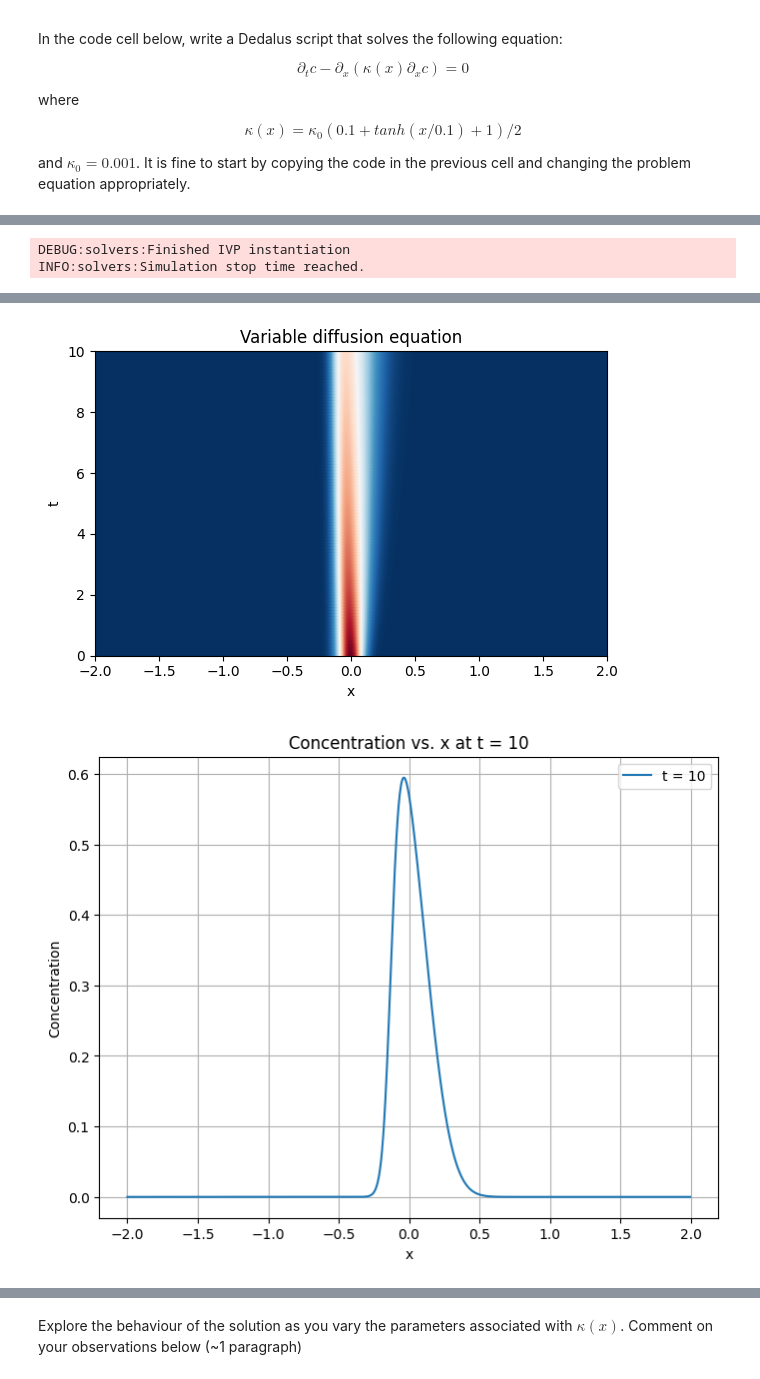
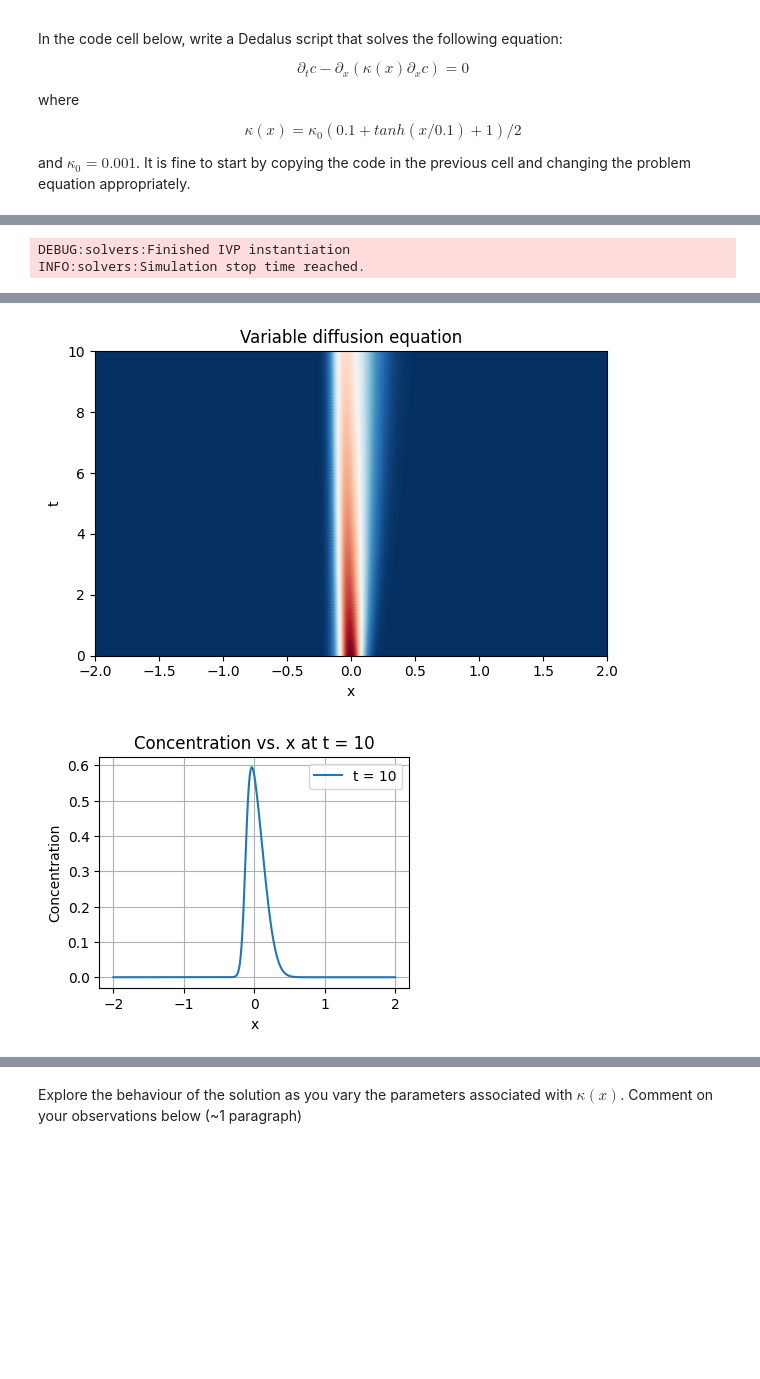
Before and after one commit to ApoorvaAladalli/QCES, a Jupyter notebook: Project1_dedalus.ipynb, the cells around one changed output, grey strips where cells are left out. Cells and saved outputs as stored; diff of their text form; code cells hidden in the pictures; blank space fills up the shorter version.

```diff
--- a/Project1_dedalus.ipynb
+++ b/Project1_dedalus.ipynb
@@ -650,7 +650,7 @@ plt.tight_layout()
 t_index = np.argmin(np.abs(np.array(t_save) - 10))
 
 # Plot concentration vs. x
-plt.figure(figsize=(8, 6))
+plt.figure(figsize=(4, 3))
 plt.plot(x, c_save[t_index], label='t = 10')
 plt.xlabel('x')
 plt.ylabel('Concentration')
@@ -670,7 +670,7 @@ x_index = np.argmin(np.abs(x - x_coord))
 concentration_at_x = [c[x_index] for c in c_save]
 
 # Plot concentration vs. time
-plt.figure(figsize=(8, 6))
+plt.figure(figsize=(4, 3))
 plt.plot(t_save, concentration_at_x, label=f'x = {x_coord}')
 plt.xlabel('Time (t)')
 plt.ylabel('Concentration')
@@ -683,7 +683,7 @@ plt.show()
 X, T = np.meshgrid(x, t_save)
 
 # Create the 3D plot
-fig = plt.figure(figsize=(10,10))  # Adjust figure size as needed
+fig = plt.figure(figsize=(8,6))  # Adjust figure size as needed
 ax = fig.add_subplot(111, projection='3d')
 
 # Plot the surface
@@ -715,2 +715,2 @@ INFO:solvers:Simulation stop time reached.
 [figure]
-[figure, old version]
+[figure, new version]
```
Also changed, not shown: parts of 1 cell of this notebook.
